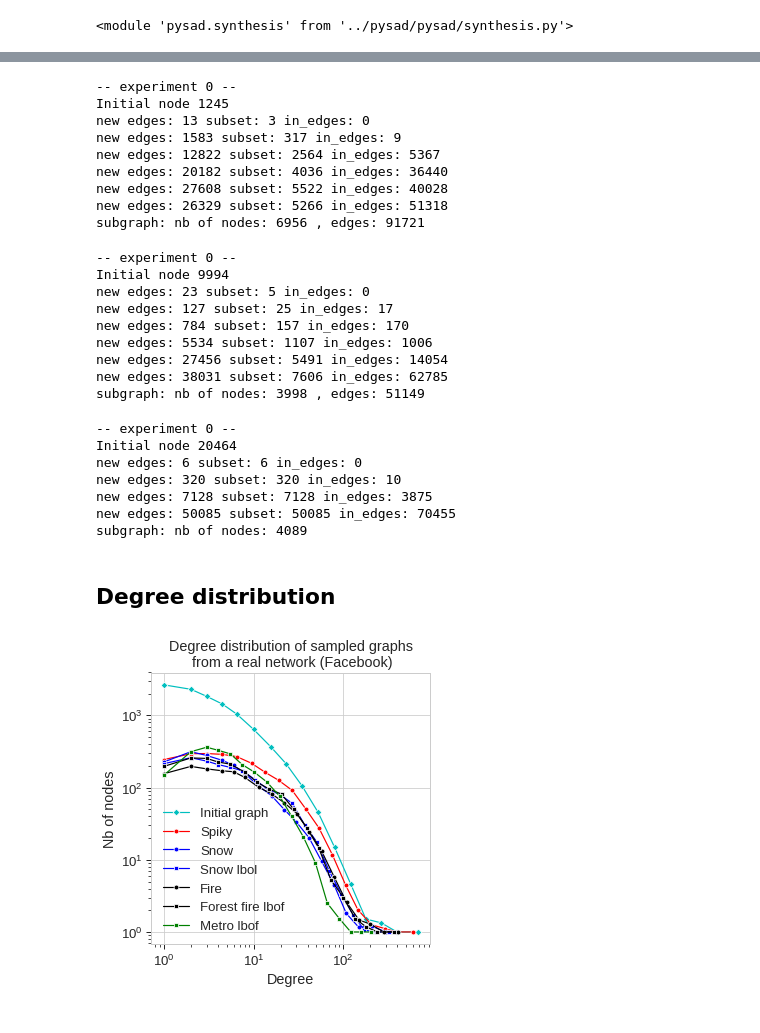
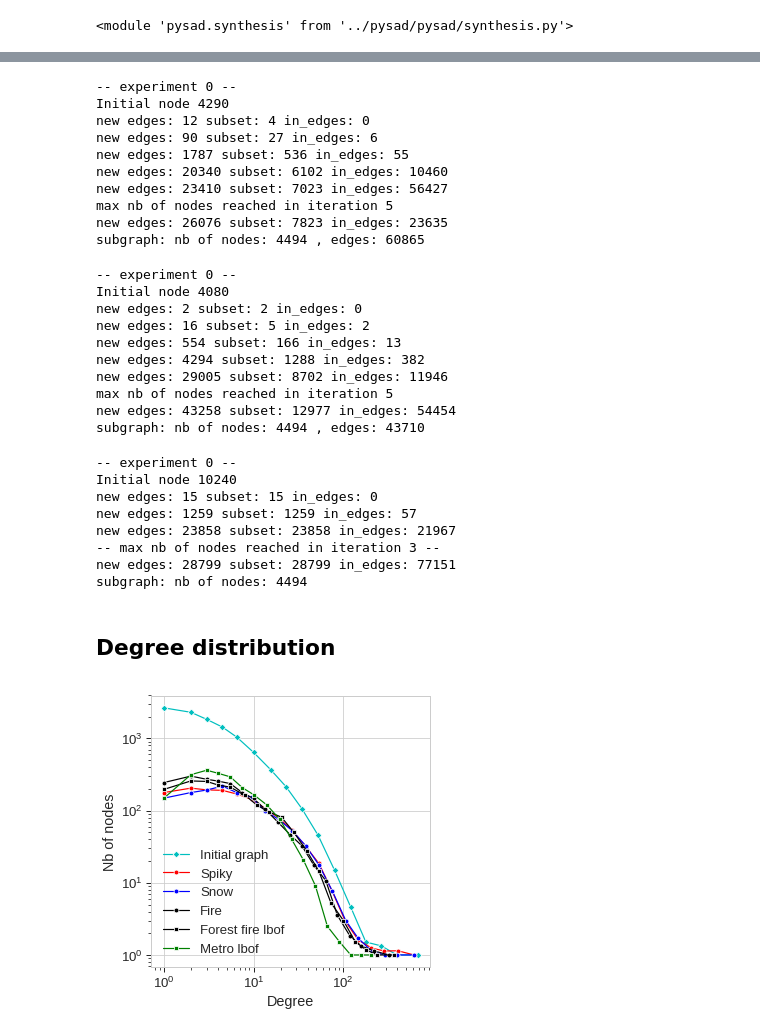
Before and after one commit to bricaud/spiky-simulation, a Jupyter notebook: compute_degree_distrib.ipynb, the cells around one changed output, grey strips where cells are left out. Cells and saved outputs as stored; diff of their text form; code cells hidden in the pictures.

Commit message:
create figures of 17 July

```diff
--- a/compute_degree_distrib.ipynb
+++ b/compute_degree_distrib.ipynb
@@ -71,25 +76,28 @@ importlib.reload(pysad.synthesis)
 # %%
 graph_handle.rules['min_degree'] = 1
-params = {'nb_iter' : 1, 'exploration_depth' : 6,
-            'initial_node' : None, 'random_subset_size' : 0.2, 'balltype' : 'spikyball'}
+params = {'nb_iter' : 1, 'exploration_depth' : 8,
+            'initial_node' : None, 'random_subset_size' : 0.3, 'balltype' : 'spikyball',
+         'number_of_nodes' : number_of_nodes}
 node_spiky,graph_spiky = test_module.ball_test(graph_handle,params)
 # dictionary with each node as key and its degree as value
 degree_spiky = dict(graph_spiky.degree()) #G.degree(node_spiky.keys()))
 print('subgraph: nb of nodes:',graph_spiky.number_of_nodes(),', edges:',graph_spiky.number_of_edges())
 # %% [output]
 -- experiment 0 --
-Initial node 1245
-new edges: 13 subset: 3 in_edges: 0
-new edges: 1583 subset: 317 in_edges: 9
-new edges: 12822 subset: 2564 in_edges: 5367
-new edges: 20182 subset: 4036 in_edges: 36440
-new edges: 27608 subset: 5522 in_edges: 40028
-new edges: 26329 subset: 5266 in_edges: 51318
-subgraph: nb of nodes: 6956 , edges: 91721
+Initial node 4290
+new edges: 12 subset: 4 in_edges: 0
+new edges: 90 subset: 27 in_edges: 6
+new edges: 1787 subset: 536 in_edges: 55
+new edges: 20340 subset: 6102 in_edges: 10460
+new edges: 23410 subset: 7023 in_edges: 56427
+max nb of nodes reached in iteration 5
+new edges: 26076 subset: 7823 in_edges: 23635
+subgraph: nb of nodes: 4494 , edges: 60865
 # %%
 graph_handle.rules['min_degree'] = 1
 params = {'nb_iter' : 1, 'exploration_depth' : 6,
-            'initial_node' : None, 'random_subset_size' : 0.2, 'balltype' : 'fireball'}
+            'initial_node' : None, 'random_subset_size' : 0.3, 'balltype' : 'fireball',
+         'number_of_nodes' : number_of_nodes}
 node_fire, graph_fire = test_module.ball_test(graph_handle,params)
 # dictionary with each node as key and its degree as value
 degree_fire = dict(graph_fire.degree()) #dict(G.degree(node_fire.keys()))
@@ -97,29 +105,32 @@ degree_fire = dict(graph_fire.degree()) #dict(G.degree(node_fire.keys()))
 print('subgraph: nb of nodes:',graph_fire.number_of_nodes(),', edges:',graph_fire.number_of_edges())
 # %% [output]
 -- experiment 0 --
-Initial node 9994
-new edges: 23 subset: 5 in_edges: 0
-new edges: 127 subset: 25 in_edges: 17
-new edges: 784 subset: 157 in_edges: 170
-new edges: 5534 subset: 1107 in_edges: 1006
-new edges: 27456 subset: 5491 in_edges: 14054
-new edges: 38031 subset: 7606 in_edges: 62785
-subgraph: nb of nodes: 3998 , edges: 51149
+Initial node 4080
+new edges: 2 subset: 2 in_edges: 0
+new edges: 16 subset: 5 in_edges: 2
+new edges: 554 subset: 166 in_edges: 13
+new edges: 4294 subset: 1288 in_edges: 382
+new edges: 29005 subset: 8702 in_edges: 11946
+max nb of nodes reached in iteration 5
+new edges: 43258 subset: 12977 in_edges: 54454
+subgraph: nb of nodes: 4494 , edges: 43710
 # %%
 graph_handle.rules['min_degree'] = 1
-params_snowball = {'nb_iter' : 1, 'exploration_depth' : 4,
-            'initial_node' : None, 'random_subset_size' : 1, 'balltype' : 'spikyball'}
+params_snowball = {'nb_iter' : 1, 'exploration_depth' : 6,
+            'initial_node' : None, 'random_subset_size' : 1, 'balltype' : 'spikyball',
+         'number_of_nodes' : number_of_nodes}
 node_snowball, graph_snowball = test_module.ball_test(graph_handle,params_snowball)
 # dictionary with each node as key and its degree as value
 degree_snowball = dict(graph_snowball.degree()) #dict(G.degree(node_snowball.keys()))
 print('subgraph: nb of nodes:',len(degree_snowball))
 # %% [output]
 -- experiment 0 --
-Initial node 20464
-new edges: 6 subset: 6 in_edges: 0
-new edges: 320 subset: 320 in_edges: 10
-new edges: 7128 subset: 7128 in_edges: 3875
-new edges: 50085 subset: 50085 in_edges: 70455
-subgraph: nb of nodes: 4089
+Initial node 10240
+new edges: 15 subset: 15 in_edges: 0
+new edges: 1259 subset: 1259 in_edges: 57
+new edges: 23858 subset: 23858 in_edges: 21967
+-- max nb of nodes reached in iteration 3 --
+new edges: 28799 subset: 28799 in_edges: 77151
+subgraph: nb of nodes: 4494
 # %%
 from littleballoffur import MetropolisHastingsRandomWalkSampler, ForestFireSampler, SnowBallSampler
@@ -165,38 +174,38 @@ plt.yscale('log')
 
 log_x,log_y = test_module.degree_distribution(dlist_full_graph, mode='log',density=density)
 sns.lineplot(log_x,log_y,c='c',marker='D',label='Initial graph')
 
 log_x,log_y = test_module.degree_distribution(dlist_spiky, mode='log',density=density)
 sns.lineplot(log_x,log_y,c='r',marker='o',label='Spiky')
 
 #lin_x,lin_y = test_module.degree_distribution(dlist_snow, mode='lin')
 #plt.scatter(lin_x,lin_y,c='b',marker='x',s=10)
 log_x,log_y = test_module.degree_distribution(dlist_snow, mode='log',density=density)
 sns.lineplot(log_x,log_y,c='b',marker='o',label='Snow')
 
-log_x,log_y = test_module.degree_distribution(dlist_lbof_snow, mode='log',density=density)
-sns.lineplot(log_x,log_y,c='b',marker='s',label='Snow lbol')
+#log_x,log_y = test_module.degree_distribution(dlist_lbof_snow, mode='log',density=density)
+#sns.lineplot(log_x,log_y,c='b',marker='s',label='Snow lbol')
 
 log_x,log_y = test_module.degree_distribution(dlist_fire, mode='log',density=density)
 sns.lineplot(log_x,log_y,c='k',marker='o',label='Fire')
 
 log_x,log_y = test_module.degree_distribution(dlist_lbof_fire, mode='log',density=density)
 sns.lineplot(log_x,log_y,c='k',marker='s',label='Forest fire lbof')
 
 log_x,log_y = test_module.degree_distribution(dlist_metro, mode='log',density=density)
 line1 = sns.lineplot(log_x,log_y,c='g',marker='s',label='Metro lbof')
 
 #line1.set_dashes([2, 2, 10, 2])
 
 #plt.xlim((1e-4,1e-1))
 #plt.ylim((.9,1e4))
 plt.xlabel('Degree')
 plt.ylabel('Nb of nodes')
-plt.title('Degree distribution of sampled graphs\n from a '+G.graph['name'])
+#plt.title('Degree distribution of sampled graphs\n from a '+G.graph['name'])
 plt.legend()
-plt.savefig(data_path + "degree_distrib.png")
+plt.savefig(data_path + 'degree_distrib'+ graph_type +'.png')
 # %% [output]
-[figure, old version]
+[figure, new version]
 # %%
 
 density=True
```
Also changed, not shown: parts of 3 cells of this notebook, 4 other files.
